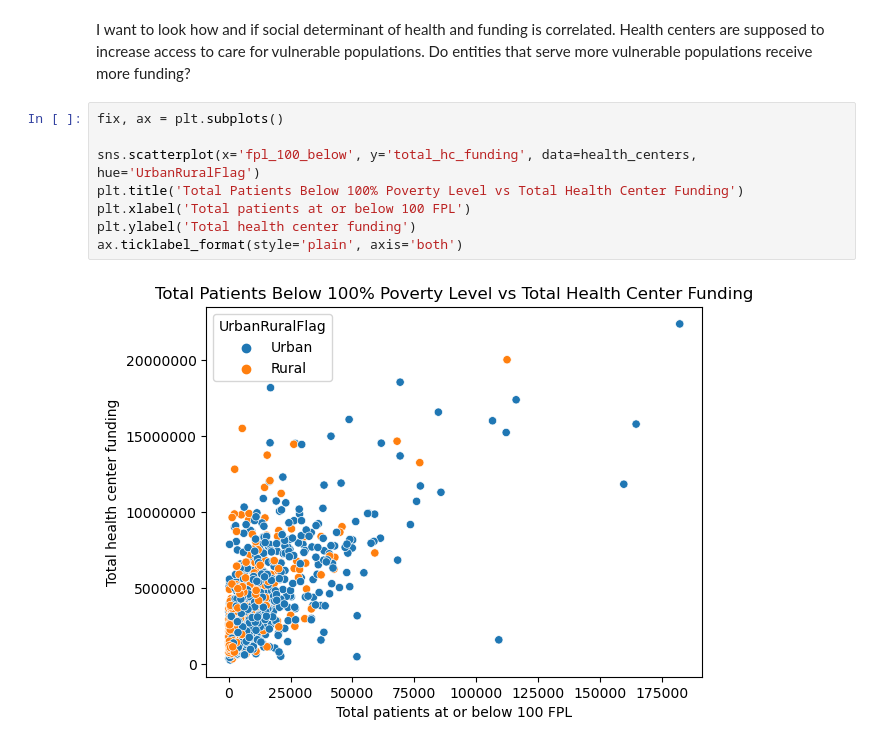
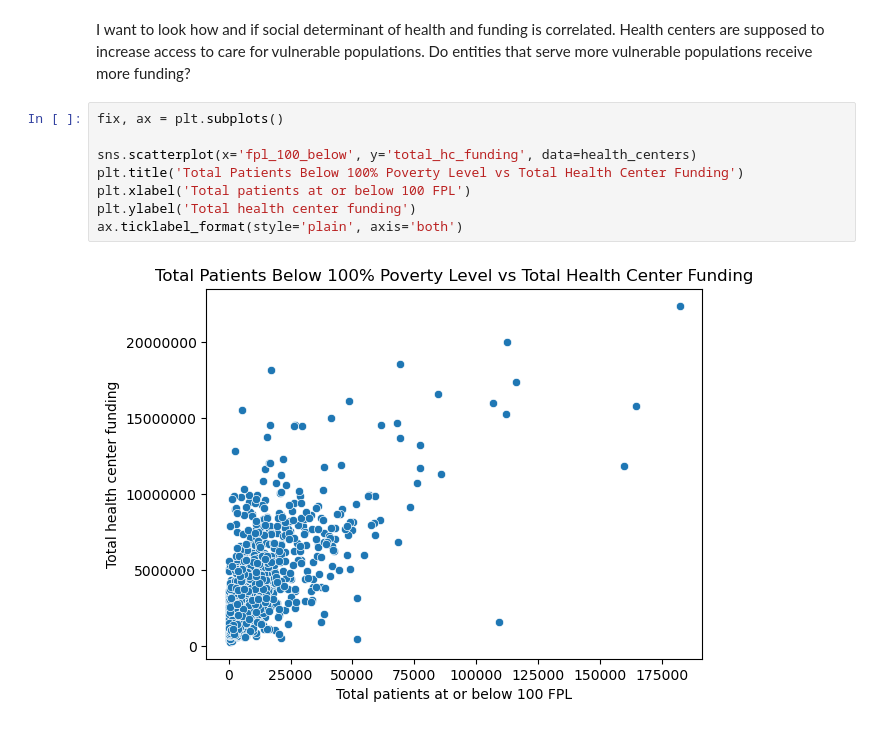
Before and after one commit to dezertdweller/capstone-project-fqhc-model, a Jupyter notebook: notebooks/data-visualization.ipynb, the cells around one changed output. Saved outputs shown, nothing was run; the diff lists cells and outputs as text.

```diff
--- a/notebooks/data-visualization.ipynb
+++ b/notebooks/data-visualization.ipynb
@@ -108,13 +122,13 @@ I want to look how and if social determinant of health and funding is correlated
 # %%
 fix, ax = plt.subplots()
 
-sns.scatterplot(x='fpl_100_below', y='total_hc_funding', data=health_centers, hue='UrbanRuralFlag')
+sns.scatterplot(x='fpl_100_below', y='total_hc_funding', data=health_centers)
 plt.title('Total Patients Below 100% Poverty Level vs Total Health Center Funding')
 plt.xlabel('Total patients at or below 100 FPL')
 plt.ylabel('Total health center funding')
 ax.ticklabel_format(style='plain', axis='both')
 # %% [output]
-[figure, old version]
+[figure, new version]
 # %%
 fix, ax = plt.subplots()
 
```
Also changed, not shown: parts of 4 cells of this notebook.
